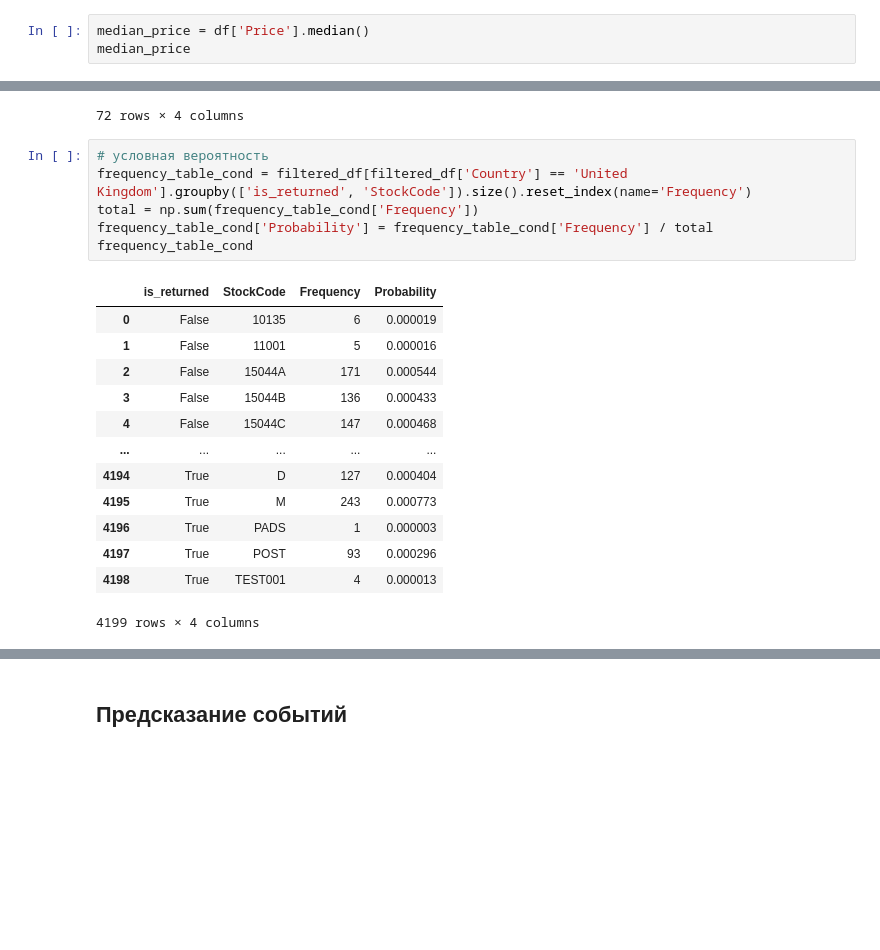
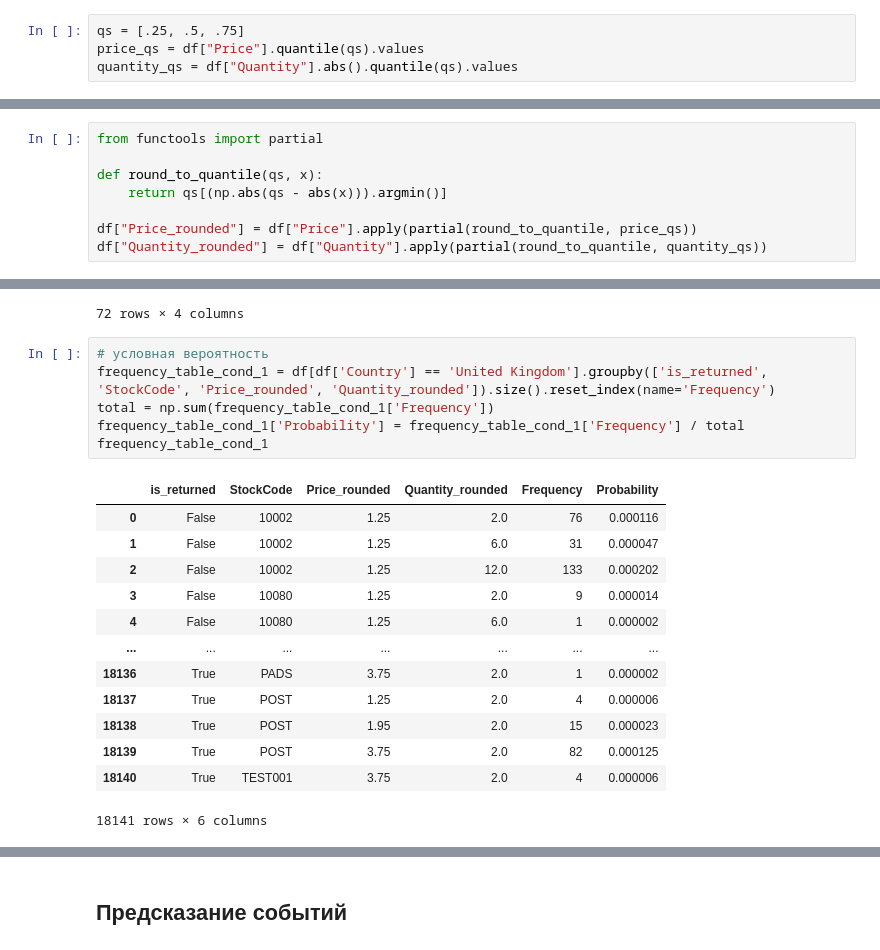
Before and after one commit to VanillaFox/math_for_ds, a Jupyter notebook: lab5/lab5.ipynb, the cells around one changed output, grey strips where cells are left out. Saved outputs shown, nothing was run; the diff lists cells and outputs as text; blank space fills up the shorter version.

```diff
--- a/lab5/lab5.ipynb
+++ b/lab5/lab5.ipynb
@@ -30,5 +30,6 @@ df["Customer ID"] = df["Customer ID"].astype(int)
 # %%
 df['is_returned'] = df["Quantity"] < 0
 # %%
-median_price = df['Price'].median()
-median_price
+qs = [.25, .5, .75]
+price_qs = df["Price"].quantile(qs).values
+quantity_qs = df["Quantity"].abs().quantile(qs).values
@@ -37 +36,9 @@ median_price
+# %%
+from functools import partial
+
+def round_to_quantile(qs, x):
+    return qs[(np.abs(qs - abs(x))).argmin()]
+
+df["Price_rounded"] = df["Price"].apply(partial(round_to_quantile, price_qs))
+df["Quantity_rounded"] = df["Quantity"].apply(partial(round_to_quantile, quantity_qs))
 # %% [markdown]
@@ -104,21 +105,21 @@ frequency_table_part
 72 rows × 4 columns
 # %%
 # условная вероятность
-frequency_table_cond = filtered_df[filtered_df['Country'] == 'United Kingdom'].groupby(['is_returned', 'StockCode']).size().reset_index(name='Frequency')
-total = np.sum(frequency_table_cond['Frequency'])
-frequency_table_cond['Probability'] = frequency_table_cond['Frequency'] / total
-frequency_table_cond
+frequency_table_cond_1 = df[df['Country'] == 'United Kingdom'].groupby(['is_returned', 'StockCode', 'Price_rounded', 'Quantity_rounded']).size().reset_index(name='Frequency')
+total = np.sum(frequency_table_cond_1['Frequency'])
+frequency_table_cond_1['Probability'] = frequency_table_cond_1['Frequency'] / total
+frequency_table_cond_1
 # %% [output]
-|  | is_returned | StockCode | Frequency | Probability |
-| 0 | False | 10135 | 6 | 0.000019 |
-| 1 | False | 11001 | 5 | 0.000016 |
-| 2 | False | 15044A | 171 | 0.000544 |
-| 3 | False | 15044B | 136 | 0.000433 |
-| 4 | False | 15044C | 147 | 0.000468 |
-| ... | ... | ... | ... | ... |
-| 4194 | True | D | 127 | 0.000404 |
-| 4195 | True | M | 243 | 0.000773 |
-| 4196 | True | PADS | 1 | 0.000003 |
-| 4197 | True | POST | 93 | 0.000296 |
-| 4198 | True | TEST001 | 4 | 0.000013 |
+|  | is_returned | StockCode | Price_rounded | Quantity_rounded | Frequency | Probability |
+| 0 | False | 10002 | 1.25 | 2.0 | 76 | 0.000116 |
+| 1 | False | 10002 | 1.25 | 6.0 | 31 | 0.000047 |
+| 2 | False | 10002 | 1.25 | 12.0 | 133 | 0.000202 |
+| 3 | False | 10080 | 1.25 | 2.0 | 9 | 0.000014 |
+| 4 | False | 10080 | 1.25 | 6.0 | 1 | 0.000002 |
+| ... | ... | ... | ... | ... | ... | ... |
+| 18136 | True | PADS | 3.75 | 2.0 | 1 | 0.000002 |
+| 18137 | True | POST | 1.25 | 2.0 | 4 | 0.000006 |
+| 18138 | True | POST | 1.95 | 2.0 | 15 | 0.000023 |
+| 18139 | True | POST | 3.75 | 2.0 | 82 | 0.000125 |
+| 18140 | True | TEST001 | 3.75 | 2.0 | 4 | 0.000006 |
-4199 rows × 4 columns
+18141 rows × 6 columns
```
Also changed, not shown: parts of 10 cells of this notebook.
